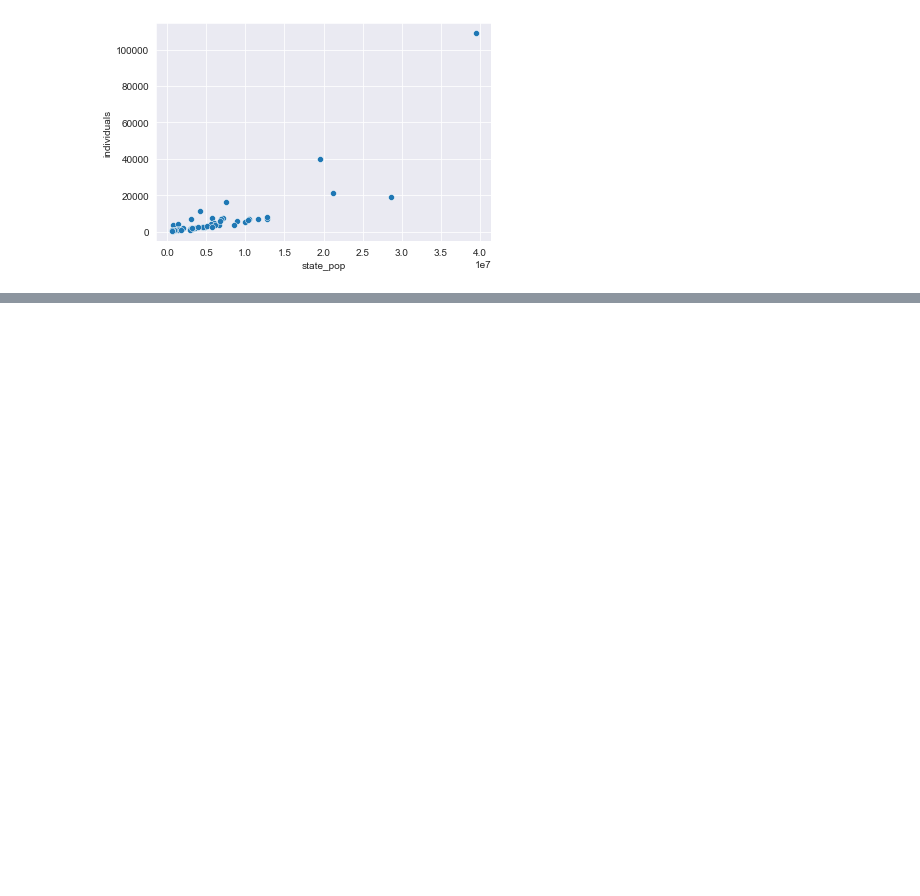
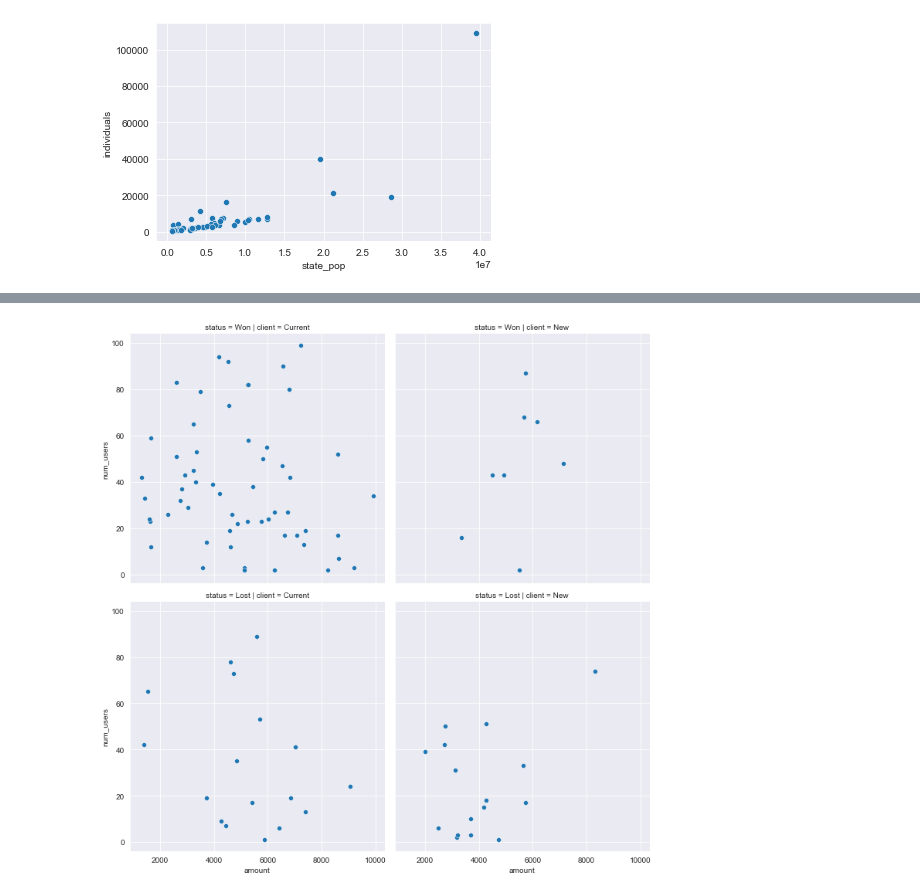
Before and after one commit to ideaguy3d/data-engineering-practice, a Jupyter notebook: datacamp/matplotlib_seaborn_visualizations/seaborn_intro.ipynb, the cells around one changed output, grey strips where cells are left out. Drawn from its saved outputs; the diff is of its cells as text; code cells hidden in the pictures; blank space fills up the shorter version.

```diff
--- a/datacamp/matplotlib_seaborn_visualizations/seaborn_intro.ipynb
+++ b/datacamp/matplotlib_seaborn_visualizations/seaborn_intro.ipynb
@@ -48,0 +149,7 @@ plt.show()
+# %%
+sns.relplot(
+    kind='scatter',data=df_amir,x='amount',y='num_users',col='client',row='status',
+    row_order=['Won','Lost'], col_order=['Current','New'])
+plt.show()
+# %% [output]
+[figure, added]
```
Also changed, not shown: parts of 9 cells of this notebook, 1 other file.
